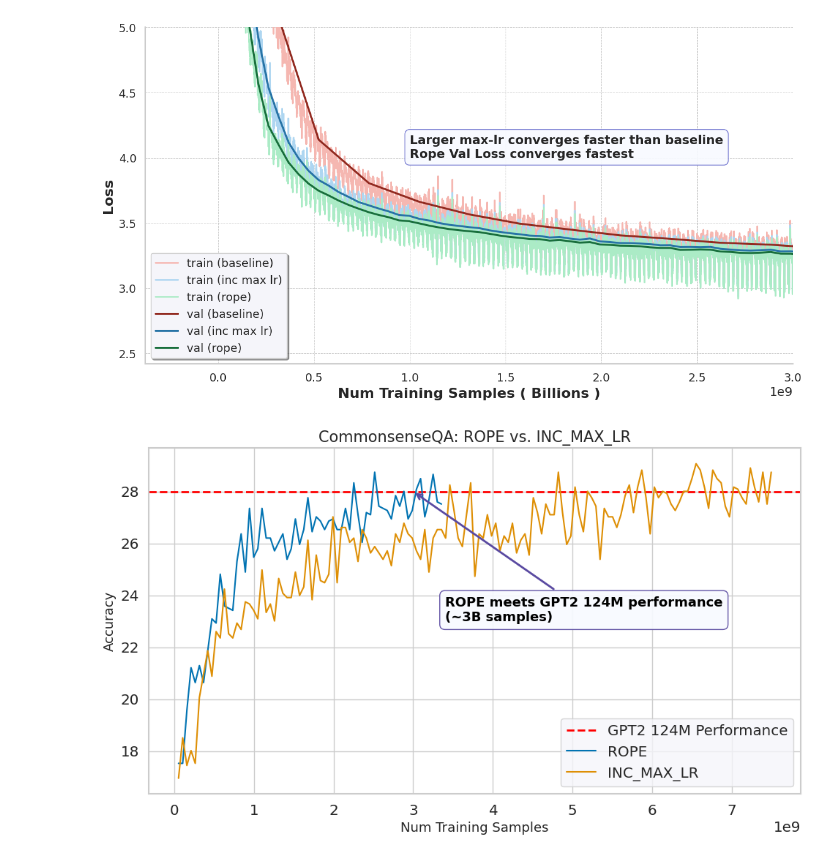
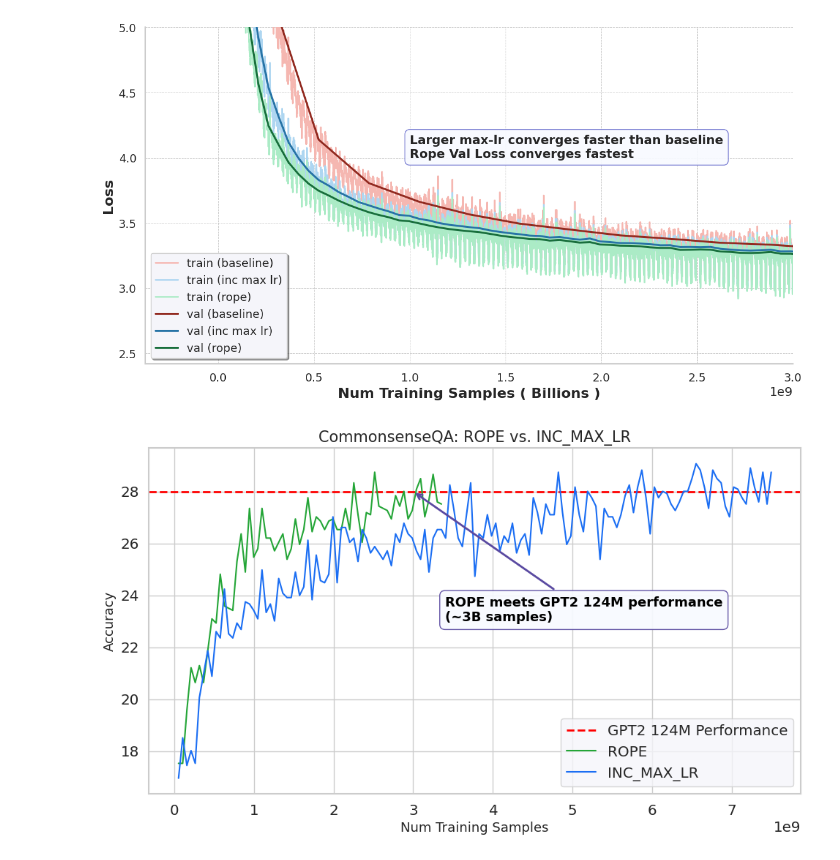
Before and after one commit to golark/train_gpt, a Jupyter notebook: experiments/compare.ipynb, the cells around one changed output. Saved outputs shown, nothing was run; the diff lists cells and outputs as text; code cells hidden in the pictures.

Commit message:
match colours in figures

```diff
--- a/experiments/compare.ipynb
+++ b/experiments/compare.ipynb
@@ -142,35 +142,40 @@ inc_max_lr_scores = list(commonsense_inc_max_lr.values())
 fig, ax = plt.subplots(figsize=(10,6))
 
 ax.axhline(28, color='red', linestyle='--', linewidth=2, label="GPT2 124M Performance")
-sns.lineplot(x=rope_samples, y=rope_scores, label="ROPE", ax=ax)
-sns.lineplot(x=inc_max_lr_samples, y=inc_max_lr_scores, label="INC_MAX_LR", ax=ax)
+
+# Explicitly assign the same green and blue hex codes as in the plot above
+ROPE_GREEN = '#24A537'
+INC_MAX_LR_BLUE = '#1B6EF3'
+
+sns.lineplot(x=rope_samples, y=rope_scores, label="ROPE", ax=ax, color=ROPE_GREEN)
+sns.lineplot(x=inc_max_lr_samples, y=inc_max_lr_scores, label="INC_MAX_LR", ax=ax, color=INC_MAX_LR_BLUE)
 
 ax.set_xlabel("Num Training Samples", fontsize=13)
 ax.set_ylabel("Accuracy", fontsize=13)
 ax.set_title("CommonsenseQA: ROPE vs. INC_MAX_LR", fontsize=15)
 ax.set_facecolor('none')
 fig.patch.set_alpha(0.0)
 ax.legend()
 
 # Add a callout to the figure; ROPE meets GPT2 124M performance around 3B samples
 callout_sample = 3_000_000_000
 callout_acc = 28  # GPT2 124M performance level
 callout_text = "ROPE meets GPT2 124M performance\n(~3B samples)"
 ax.annotate(
     callout_text,
     xy=(callout_sample, callout_acc),
     xycoords='data',
     xytext=(callout_sample + 4e8, callout_acc - 5),
     textcoords='data',
     fontsize=13,
     fontweight='semibold',
     color='black',
     arrowprops=dict(arrowstyle='->', color='#5a4aa1', lw=2),
     bbox=dict(boxstyle='round,pad=0.4', fc='#f7faff', ec='#5a4aa1', alpha=0.93)
 )
 
 plt.tight_layout()
 plt.show()
 fig.savefig('../media/commonsense_qa.png', dpi=180, bbox_inches='tight', transparent=True)
 # %% [output]
-[figure, old version]
+[figure, new version]
```
Also changed, not shown: 1 other file.
